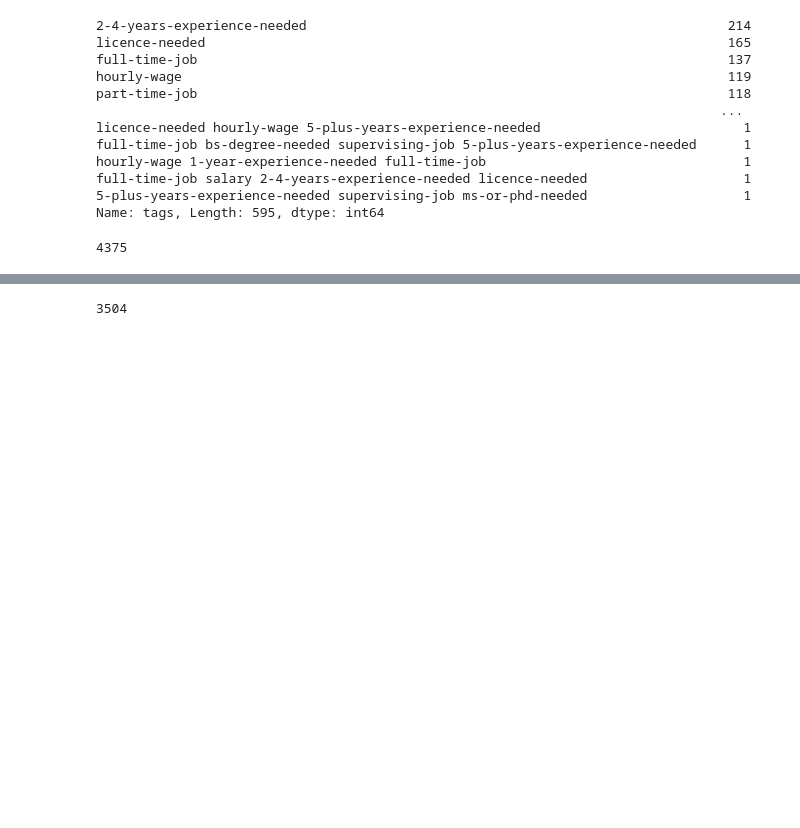
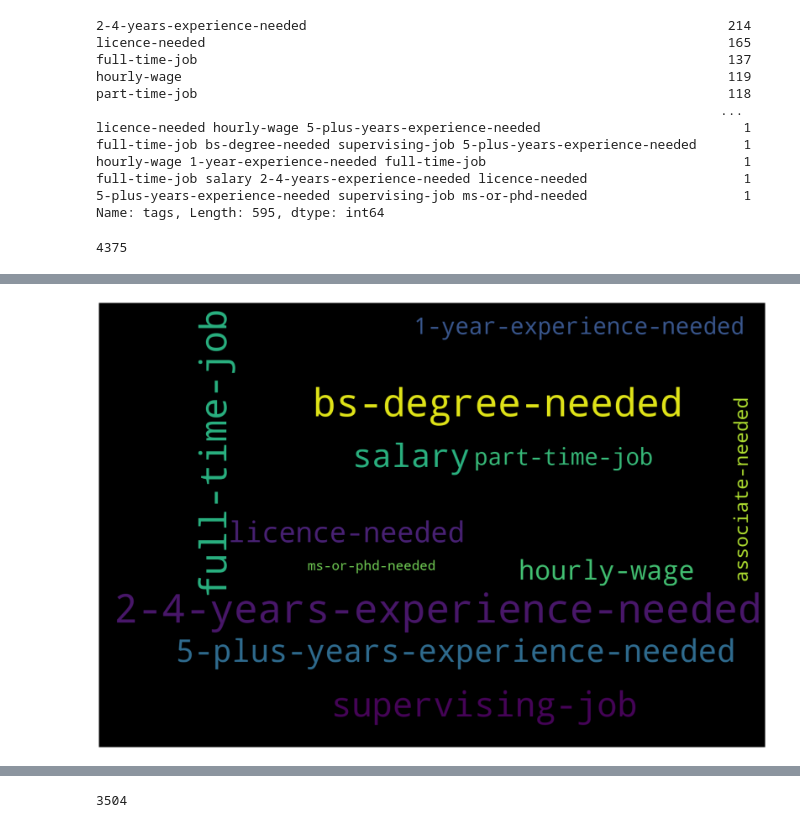
Before and after one commit to 15nisha/EXperimets, a Jupyter notebook: tsv_to_csv.ipynb, the cells around one changed output, grey strips where cells are left out. Cells and saved outputs as stored; diff of their text form; code cells hidden in the pictures; blank space fills up the shorter version.

```diff
--- a/tsv_to_csv.ipynb
+++ b/tsv_to_csv.ipynb
@@ -98,3 +98,7 @@ len(csv_table)
 uniq_table.head(40)
 # %%
  uniq_table.dropna(inplace=True)
+# %%
+data_tags_count = uniq_table["tags"].apply(lambda x: len(x.split(" "))) #series.apply(func) invoke function on values of Series.
+uniq_table['Tags_Count'] = data_tags_count
+uniq_table.head()
@@ -100,0 +112,2 @@ uniq_table.head(40)
+# %%
+uniq_table.drop(columns='description',axis=1,inplace=True)
@@ -100,0 +140,3 @@ uniq_table.head(40)
+# %%
+vectorizer = CountVectorizer(tokenizer = lambda x: x.split(" "))
+data_bow = vectorizer.fit_transform(uniq_table['tags'])
@@ -100,0 +153,10 @@ uniq_table.head(40)
+# %%
+
+#top 10 highest occurring tags
+col_sum = data_bow.sum(axis = 0).A1 #data_bow.sum(axis = 0) will sum the column of sparse matrix then .A1 will convert that
+                                    #matrix into array.
+feat_count = dict(zip(vectorizer.get_feature_names(), col_sum))
+feat_count_sorted = dict(sorted(feat_count.items(), key = lambda x: x[1], reverse = True))
+count_data = {"tags":list(feat_count_sorted.keys()), "Count": list(feat_count_sorted.values())}
+count_df = pd.DataFrame(data = count_data)
+count_df[:10]
@@ -100,0 +189,9 @@ uniq_table.head(40)
+# %%
+worcloudPlot = WordCloud(background_color="black", width=1500, height=1000)
+worcloudPlot.generate_from_frequencies(frequencies=feat_count)
+plt.figure(figsize=(30,20))
+plt.imshow(worcloudPlot, interpolation="bilinear")
+plt.axis("off")
+plt.show()
+# %% [output]
+[figure, added]
```
Also changed, not shown: parts of 17 cells of this notebook.
